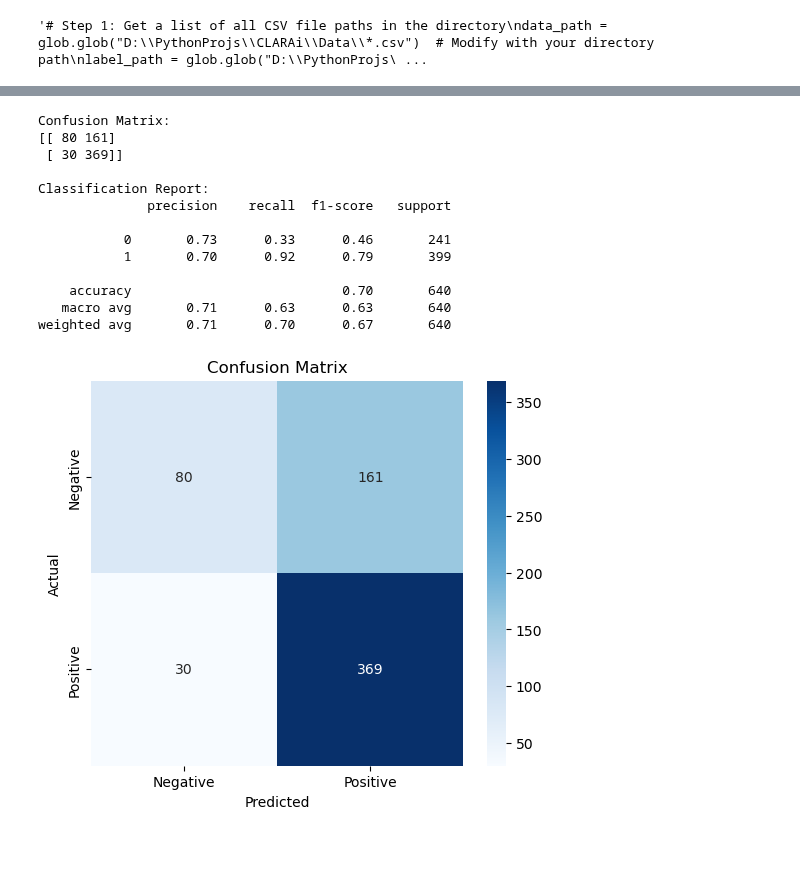
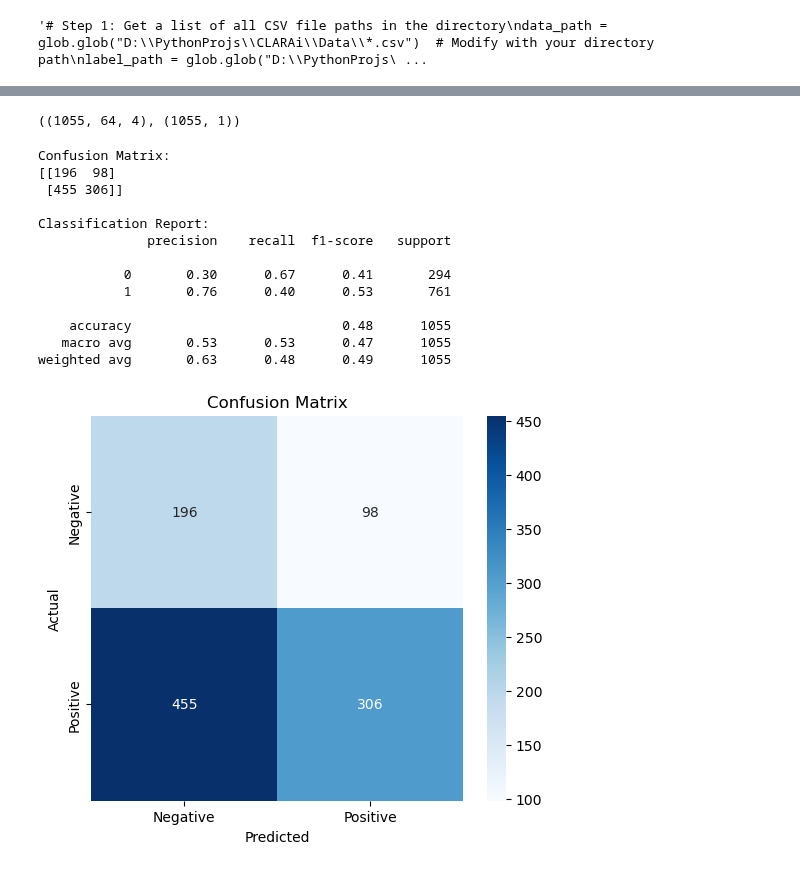
Before and after one commit to xiaosuhu/CLARAi, a Jupyter notebook: clarai-lstm-bidirectional-train-test.ipynb, the cells around one changed output, grey strips where cells are left out. Cells and saved outputs as stored; diff of their text form; code cells hidden in the pictures.

```diff
--- a/clarai-lstm-bidirectional-train-test.ipynb
+++ b/clarai-lstm-bidirectional-train-test.ipynb
@@ -108,21 +114,23 @@ class BidirectionalLSTMClassifier(nn.Module):
         # LSTM forward pass
         out, _ = self.lstm(x, (h0, c0))
 
-        # Apply batch normalization
+        out = out[:, -1, :]
+
+        """# Apply batch normalization
         # Permute to (batch_size, hidden_size*2, sequence_length) for batch norm
         out = out.permute(0, 2, 1)
         out = self.batch_norm(out)
 
         # Permute back to (batch_size, sequence_length, hidden_size*2)
-        out = out.permute(0, 2, 1)
+        out = out.permute(0, 2, 1)"""
 
         # Apply the linear layer to each time step
         out = self.fc(out)
 
         return self.sigmoid(out)
 # %%
-data_path = glob.glob("D:\PythonProjs\CLARAi\Data_train_temp\*.csv")  # Modify with your directory path
-label_path = glob.glob("D:\PythonProjs\CLARAi\Label_train_temp\*.csv")
+data_path = glob.glob(CONFIG.data_path)  # Modify with your directory path
+label_path = glob.glob(CONFIG.label_path)
 
 # data_path = glob.glob("/home/frank/Documents/CLARAi/Data/*.csv")  # Modify with your directory path
 # label_path = glob.glob("/home/frank/Documents/CLARAi/Label/*.csv")
@@ -146,7 +169,7 @@ data_path
 # data_path = "D:\PythonProjs\CLARAi\Data\data1.csv"
 # label_path = "D:\PythonProjs\CLARAi\Label\label1.csv"
 neuroimaging_data = torch.empty(0,CONFIG.seq_len,CONFIG.data_ch)
-labels = torch.empty(0,CONFIG.seq_len,1)
+labels = torch.empty(0,1)
 class_weights = torch.Tensor([0., 0.])
 # %%
 
@@ -339,8 +373,8 @@ plot_roc_auc(model, test_data, test_labels)
 # %%
 # Test data evaluation
 
-data_test = pd.read_csv('D:\PythonProjs\CLARAi\Data_test_temp\data17.csv')
-label_test = pd.read_csv('D:\PythonProjs\CLARAi\Label_test_temp\label17.csv')
+data_test = pd.read_csv(CONFIG.test_data_path)
+label_test = pd.read_csv(CONFIG.test_label_path)
 
 # data_test = pd.read_csv('/kaggle/input/CLARAi/Data_test/data18.csv')
 # label_test = pd.read_csv('/kaggle/input/CLARAi/Label_test/label18.csv')
@@ -348,21 +382,22 @@ label_test = pd.read_csv('D:\PythonProjs\CLARAi\Label_test_temp\label17.csv')
 data_test= data_test.to_numpy()
 label_test = label_test.to_numpy()
 
-sequence_length = CONFIG.seq_len
-input_size = CONFIG.data_ch
+# Create a sliding window view of the data to get overlapping sequences
+def sliding_window(data, window_size):
+    return np.lib.stride_tricks.sliding_window_view(data, (window_size, data.shape[1]))[:, 0, :]
 
-
-# Calculate the number of complete sequences
-num_sequences = data_test.shape[0] // sequence_length  # 5 sequences
-
-# Truncate the data to have only complete sequences
-truncated_data = data_test[:num_sequences * sequence_length]  # Shape: (1280, 36)
-
-# Reshape to (num_sequences, sequence_length, input_size)
-test_sequences = truncated_data.reshape(num_sequences, sequence_length, input_size)  # Shape: (5, 256, 36)
+# Apply the sliding window to the test data
+overlapping_data = sliding_window(data_test, CONFIG.seq_len)  # Shape: (N-sequence_length+1, 128, 36)
 
 # Convert to PyTorch tensor
-test_sequences = torch.tensor(test_sequences, dtype=torch.float32)
+test_sequences = torch.tensor(overlapping_data, dtype=torch.float32)
+
+# Now handle the labels (taking the last label of each sequence)
+true_labels = label_test[CONFIG.seq_len - 1:]  # Shape: (N-sequence_length+1,)
+# %%
+overlapping_data.shape, true_labels.shape
+# %% [output]
+((1055, 64, 4), (1055, 1))
 # %%
 
 # Create DataLoader
@@ -390,34 +425,34 @@ true_label = label_test[:num_sequences * sequence_length].squeeze(-1)
 # %%
-cm = confusion_matrix(true_label, flattened_predictions)
+cm = confusion_matrix(true_labels, flattened_predictions)
 print("Confusion Matrix:")
 print(cm)
 
 # Optional: Detailed classification report
 print("\nClassification Report:")
-print(classification_report(true_label, flattened_predictions))
+print(classification_report(true_labels, flattened_predictions))
 
 # Optional: Visualize the confusion matrix
 labels = ['Negative', 'Positive']
 cm_df = pd.DataFrame(cm, index=labels, columns=labels)
 
 plt.figure(figsize=(6,5))
 sns.heatmap(cm_df, annot=True, fmt='d', cmap='Blues')
 plt.ylabel('Actual')
 plt.xlabel('Predicted')
 plt.title('Confusion Matrix')
 plt.show()
 # %% [output]
 Confusion Matrix:
-[[ 80 161]
- [ 30 369]]
+[[196  98]
+ [455 306]]
 
 Classification Report:
               precision    recall  f1-score   support
 
-           0       0.73      0.33      0.46       241
-           1       0.70      0.92      0.79       399
+           0       0.30      0.67      0.41       294
+           1       0.76      0.40      0.53       761
 
-    accuracy                           0.70       640
-   macro avg       0.71      0.63      0.63       640
-weighted avg       0.71      0.70      0.67       640
+    accuracy                           0.48      1055
+   macro avg       0.53      0.53      0.47      1055
+weighted avg       0.63      0.48      0.49      1055
-[figure, old version]
+[figure, new version]
```
Also changed, not shown: parts of 10 cells of this notebook, 6 other files.
